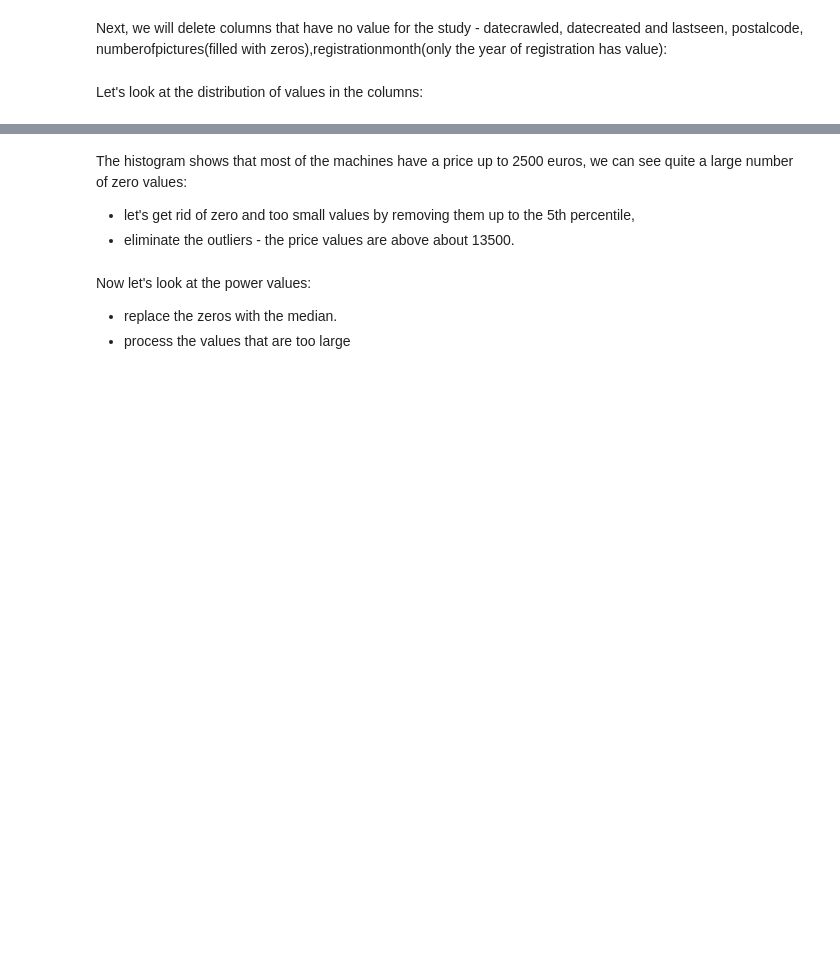
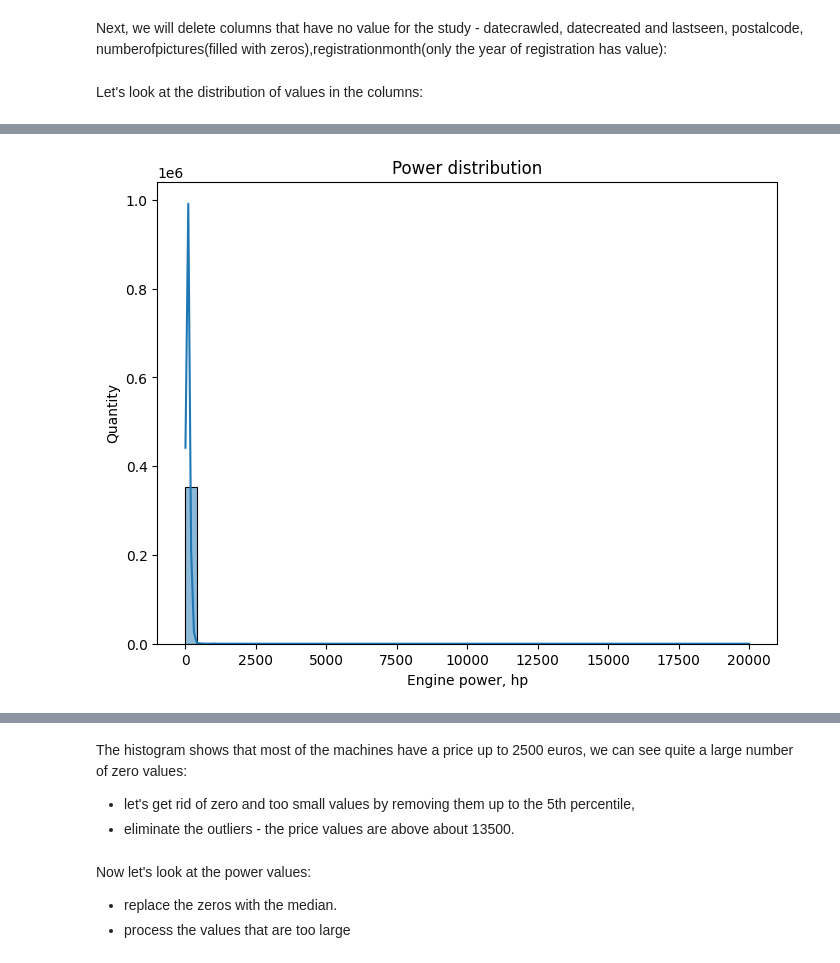
Before and after one commit to ktchka/DS_projects_2022-23, a Jupyter notebook: 10_car_cost_pred/car_cost_pred.ipynb, the cells around one changed output, grey strips where cells are left out. Cells and saved outputs as stored; diff of their text form; code cells hidden in the pictures; blank space fills up the shorter version.

```diff
--- a/10_car_cost_pred/car_cost_pred.ipynb
+++ b/10_car_cost_pred/car_cost_pred.ipynb
@@ -197,0 +190,4 @@ make_hist('kilometer', 'Распределение по пробегу', 'Про
+# %%
+make_hist('power','Power distribution', 'Engine power, hp', 'Quantity')
+# %% [output]
+[figure, added]
```
Also changed, not shown: parts of 11 cells of this notebook.
